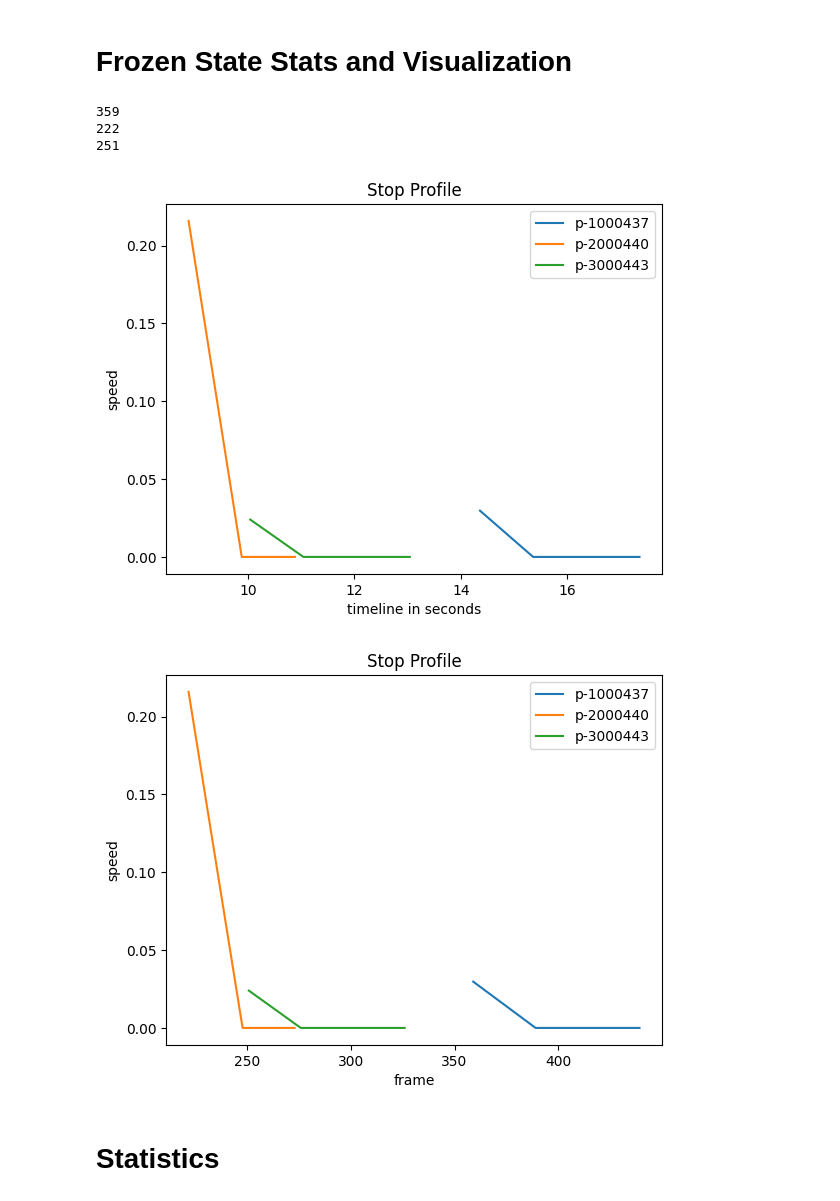
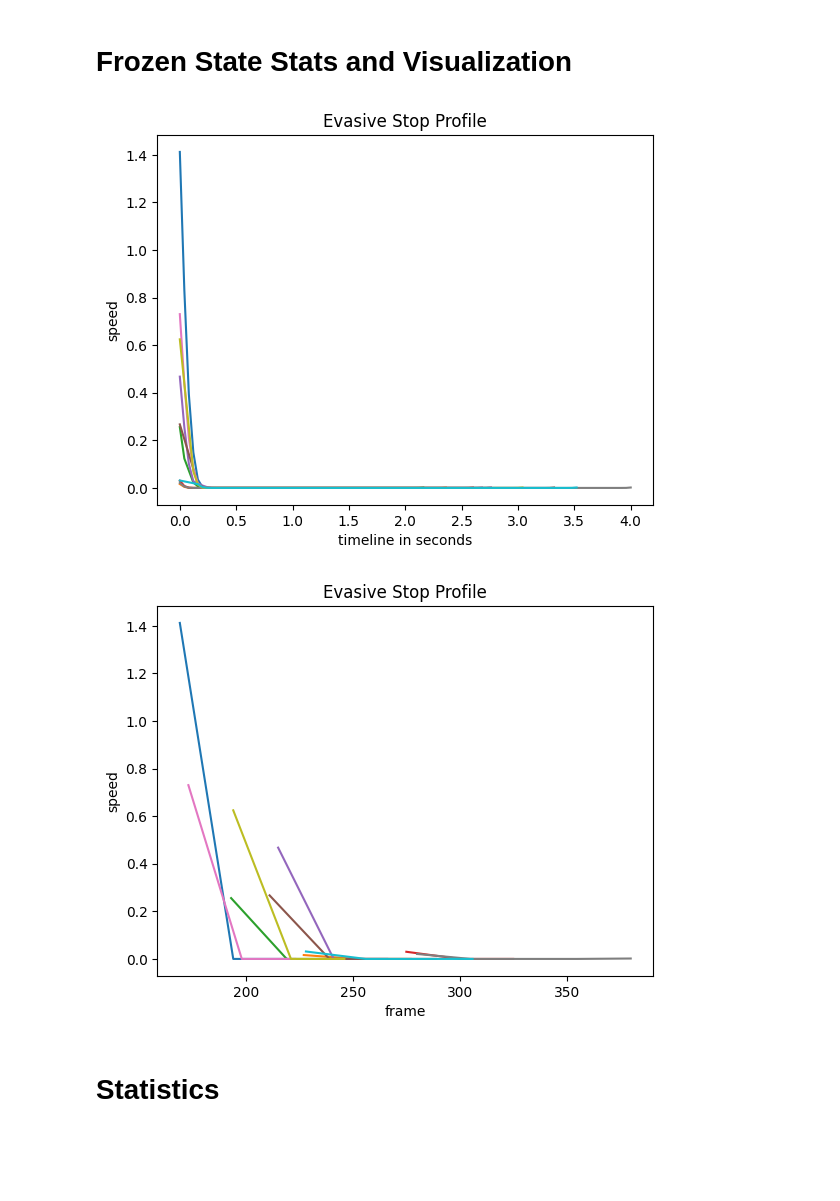
Before and after one commit to adhocmaster/TTI-dataset-tools, a Jupyter notebook: src/notebooks/ped-behavior-analysis.ipynb, the cells around one changed output. Saved outputs shown, nothing was run; the diff lists cells and outputs as text; code cells hidden in the pictures; blank space fills up the shorter version.

```diff
--- a/src/notebooks/ped-behavior-analysis.ipynb
+++ b/src/notebooks/ped-behavior-analysis.ipynb
@@ -101,13 +104,20 @@ aPed = pedDf[pedDf["uniqueTrackId"] == pedIds[0]]
 # %%
 speedSeres = []
+pedIds = pedDf["uniqueTrackId"].unique()
+pedIds = pedIds[:limit]
 for pedId in pedIds:
     aPed = pedDf[pedDf["uniqueTrackId"] == pedId]
     speedSeres.append(aPed["speed"])
-    print("avg speed", aPed["speed"].mean())
-    print("max speed", aPed["speed"].max())
+    # print("avg speed", aPed["speed"].mean())
+    # print("max speed", aPed["speed"].max())
 sns.boxplot(speedSeres)
 plt.title("Speed Box")
+if not legend:
+    plt.legend().remove()
+else:
+    plt.legend()
 plt.show()
+
 x = range(500)
 for pedId in pedIds:
     aPed = pedDf[pedDf["uniqueTrackId"] == pedId]
@@ -115,11 +125,21 @@ for pedId in pedIds:
 plt.xlabel("frame")
 plt.ylabel("speed")
 plt.title("Speed Profile")
+if not legend:
+    plt.legend().remove()
+else:
+    plt.legend()
 plt.show()
+
 for pedId in pedIds:
     aPed = pedDf[pedDf["uniqueTrackId"] == pedId]
     sns.lineplot(aPed, x='frame', y="speedSmooth", label=f"p-{pedId}")
 plt.xlabel("frame")
 plt.ylabel("speed")
 plt.title("Speed Profile")
+if not legend:
+    plt.legend().remove()
+else:
+    plt.legend()
+plt.show()
 # %% [output]
@@ -137,10 +151,15 @@ Text(0.5, 1.0, 'Speed Profile')
 # visualization in seconds
 for pedId in pedIds:
     aPed = pedDf[pedDf["uniqueTrackId"] == pedId]
-    aPed = aPed.iloc[::int(fps), :] # frame rate is 25
-    seconds = list(range(len(aPed))) + aPed.iloc[0]["frame"] / fps
+    # aPed = aPed.iloc[::int(fps//25), :] # frame rate is 25
+    # seconds = (list(range(len(aPed))) + aPed.iloc[0]["frame"] / fps)
+    seconds = (aPed['frame'] - aPed.iloc[0]["frame"]) / fps
     sns.lineplot(aPed, x=seconds, y="speedSmooth", label=f"p-{pedId}")
 plt.xlabel("seconds")
 plt.ylabel("speed")
 plt.title("Speed Profile")
+if not legend:
+    plt.legend().remove()
+else:
+    plt.legend()
 # %% [output]
@@ -154,29 +172,33 @@ pedIds = frozenPedDf["uniqueTrackId"].unique()
 # %%
 # visualization in seconds
 for pedId in pedIds:
     aPed = frozenPedDf[frozenPedDf["uniqueTrackId"] == pedId]
-    aPed = aPed.iloc[::int(fps), :] # frame rate is 25
-    seconds = list(range(len(aPed))) + aPed.iloc[0]["frame"] / fps
+    seconds = (aPed['frame'] - aPed.iloc[0]["frame"]) / fps
     sns.lineplot(aPed, x=seconds, y="speedSmooth", label=f"p-{pedId}")
 plt.xlabel("timeline in seconds")
 plt.ylabel("speed")
-plt.title("Stop Profile")
+plt.title("Evasive Stop Profile")
+if not legend:
+    plt.legend().remove()
+else:
+    plt.legend()
 plt.show()
 # visualization in frames
 for pedId in pedIds:
     aPed = frozenPedDf[frozenPedDf["uniqueTrackId"] == pedId]
     aPed = aPed.iloc[::int(fps), :] # frame rate is 25
     sns.lineplot(aPed, x='frame', y="speedSmooth", label=f"p-{pedId}")
 plt.xlabel("frame")
 plt.ylabel("speed")
-plt.title("Stop Profile")
+plt.title("Evasive Stop Profile")
+if not legend:
+    plt.legend().remove()
+else:
+    plt.legend()
 plt.show()
 # %% [output]
-359
-222
-251
-[figure, old version]
+[figure, new version]
-[figure, old version]
+[figure, new version]
 # %% [markdown]
 # Statistics
 # %%
```
Also changed, not shown: parts of 14 cells of this notebook.
